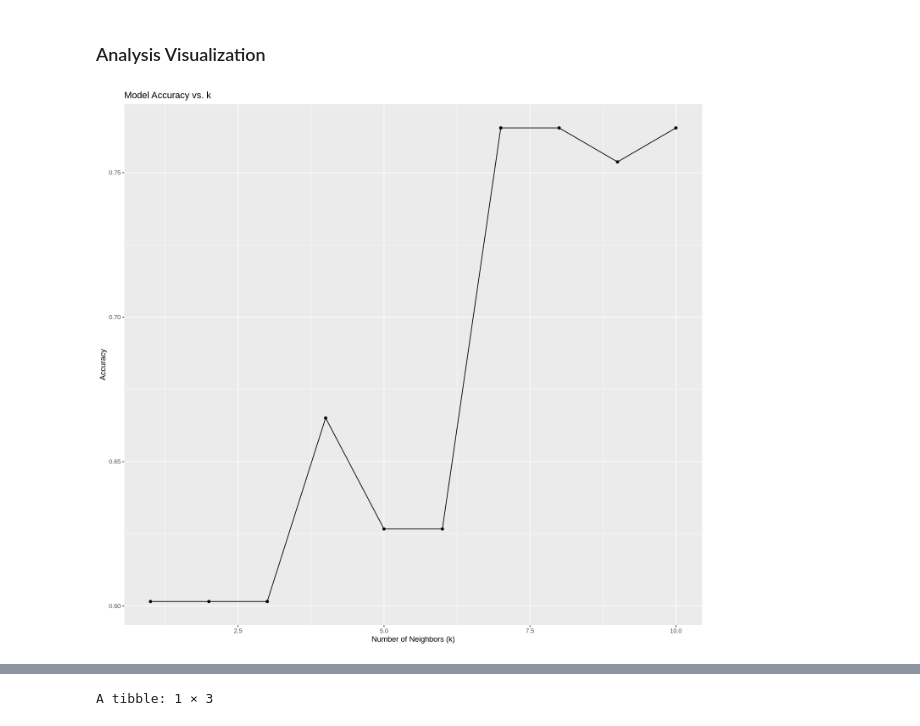
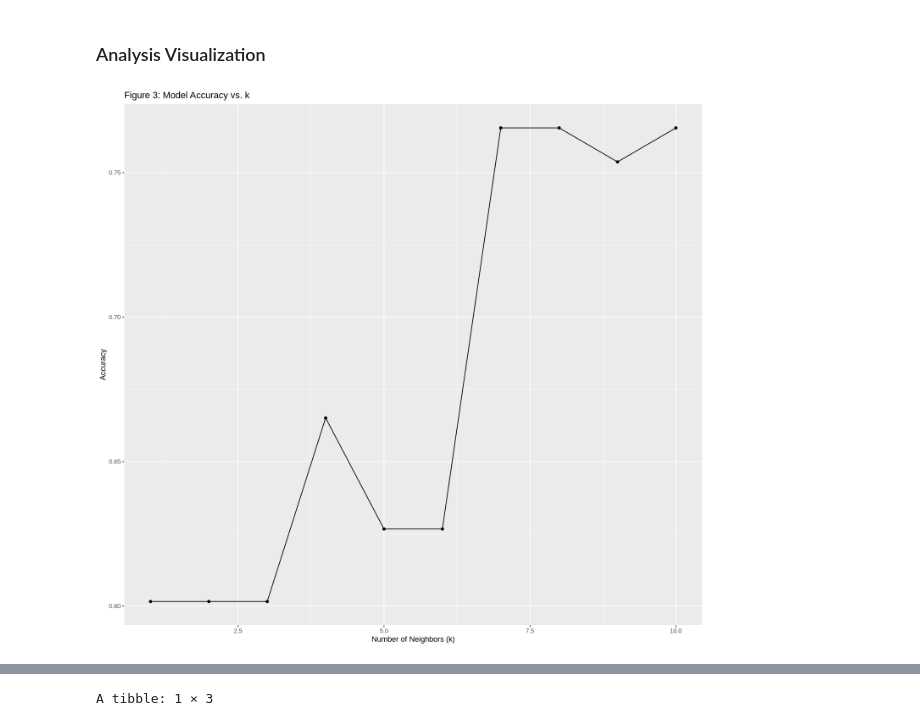
Before and after one commit to lucy-diaz/DSCIprojectgroup34, a Jupyter notebook: group_34_project.ipynb, the cells around one changed output, grey strips where cells are left out. Saved outputs shown, nothing was run; the diff lists cells and outputs as text; code cells hidden in the pictures.

```diff
--- a/group_34_project.ipynb
+++ b/group_34_project.ipynb
@@ -178,19 +196,19 @@ A tibble: 28 × 4
 # %%
 #Accuracy VS K plot
 Acc_vs_k_plot<-collect_metrics(tune_results) |>
   filter(.metric == "accuracy") |>
   ggplot(aes(x = neighbors, y = mean)) +
   geom_line() +
   geom_point() +
   labs(
-    title = "Model Accuracy vs. k",
+    title = "Figure 3: Model Accuracy vs. k",
     x = "Number of Neighbors (k)",
     y = "Accuracy"
   )
 
 Acc_vs_k_plot
 # %% [output]
-[figure, old version]
+[figure, new version]
 # %%
 # --- Basic Visualization ---
 # Scatter plot of testing data: Age vs. played_hours colored by predicted subscription status
```
Also changed, not shown: parts of 4 cells of this notebook.
